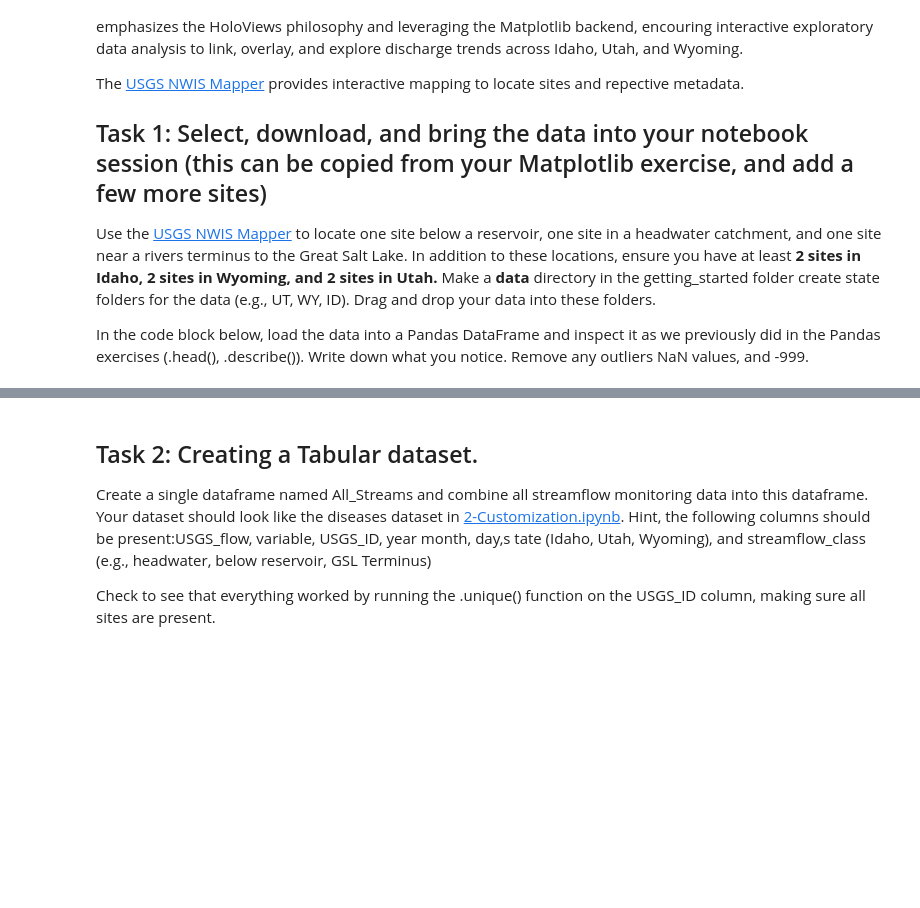
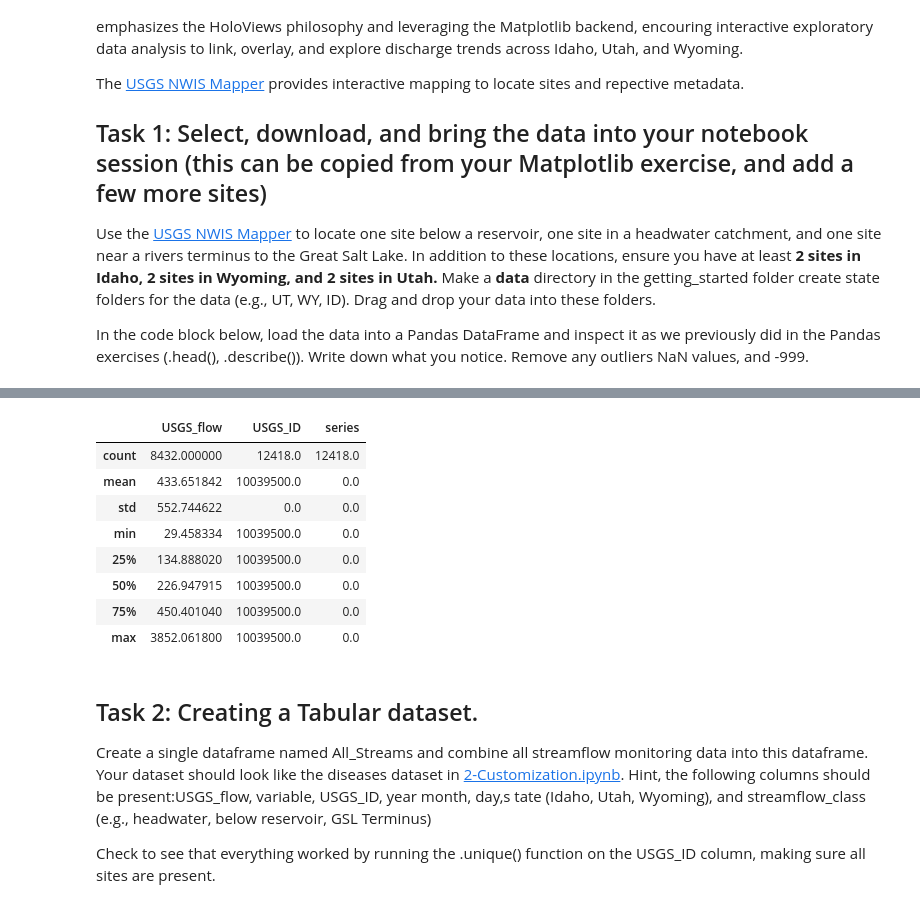
Before and after one commit to northjackson/CommunicatingData-Plotting, a Jupyter notebook: Holoviews/getting_started/Holoviews_Exercises.ipynb, the cells around one changed output, grey strips where cells are left out. Cells and saved outputs as stored; diff of their text form; code cells hidden in the pictures; blank space fills up the shorter version.

```diff
--- a/Holoviews/getting_started/Holoviews_Exercises.ipynb
+++ b/Holoviews/getting_started/Holoviews_Exercises.ipynb
@@ -29,0 +38,15 @@ hv.extension('bokeh', 'matplotlib')
+# %%
+df = pd.read_csv("data/Idaho/10039500_1980_2020.csv")
+
+df.head()
+df.describe()
+# %% [output]
+|  | USGS_flow | USGS_ID | series |
+| count | 8432.000000 | 12418.0 | 12418.0 |
+| mean | 433.651842 | 10039500.0 | 0.0 |
+| std | 552.744622 | 0.0 | 0.0 |
+| min | 29.458334 | 10039500.0 | 0.0 |
+| 25% | 134.888020 | 10039500.0 | 0.0 |
+| 50% | 226.947915 | 10039500.0 | 0.0 |
+| 75% | 450.401040 | 10039500.0 | 0.0 |
+| max | 3852.061800 | 10039500.0 | 0.0 |
```
Also changed, not shown: parts of 5 cells of this notebook, 4 other files.
